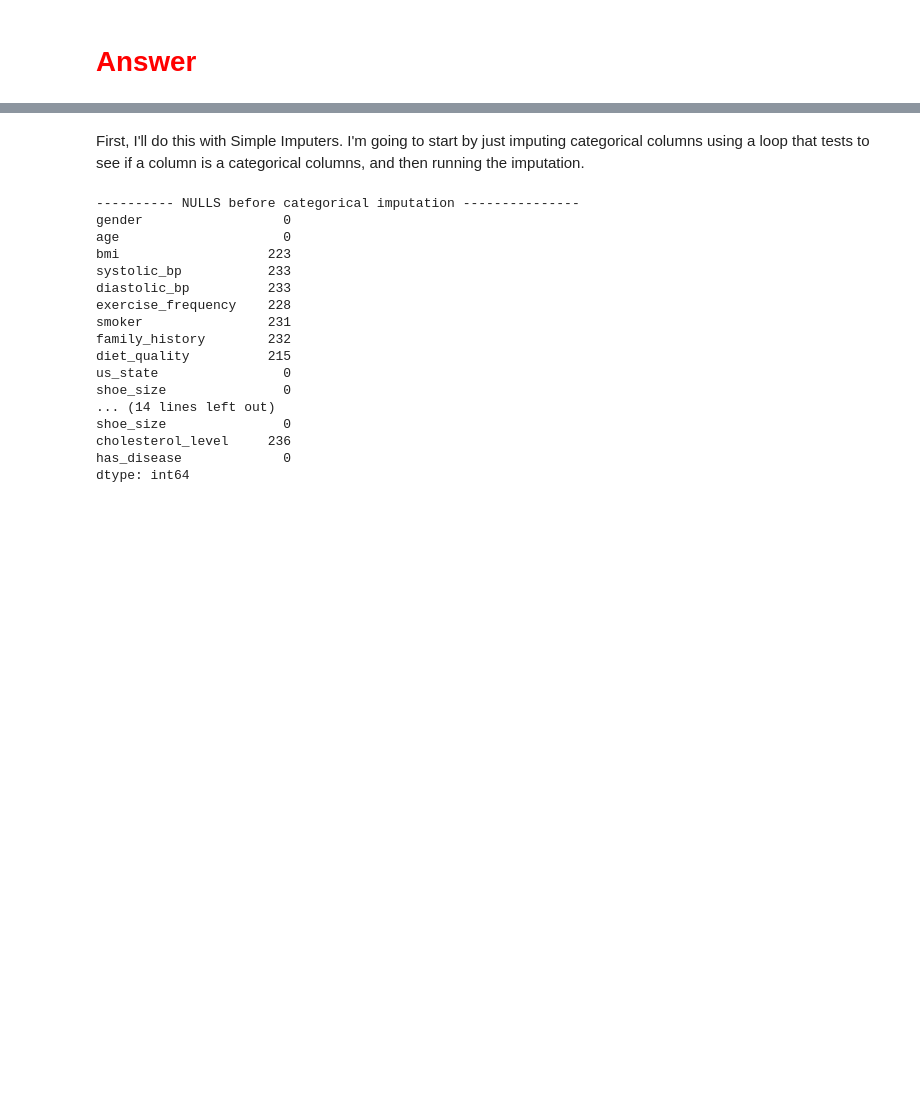
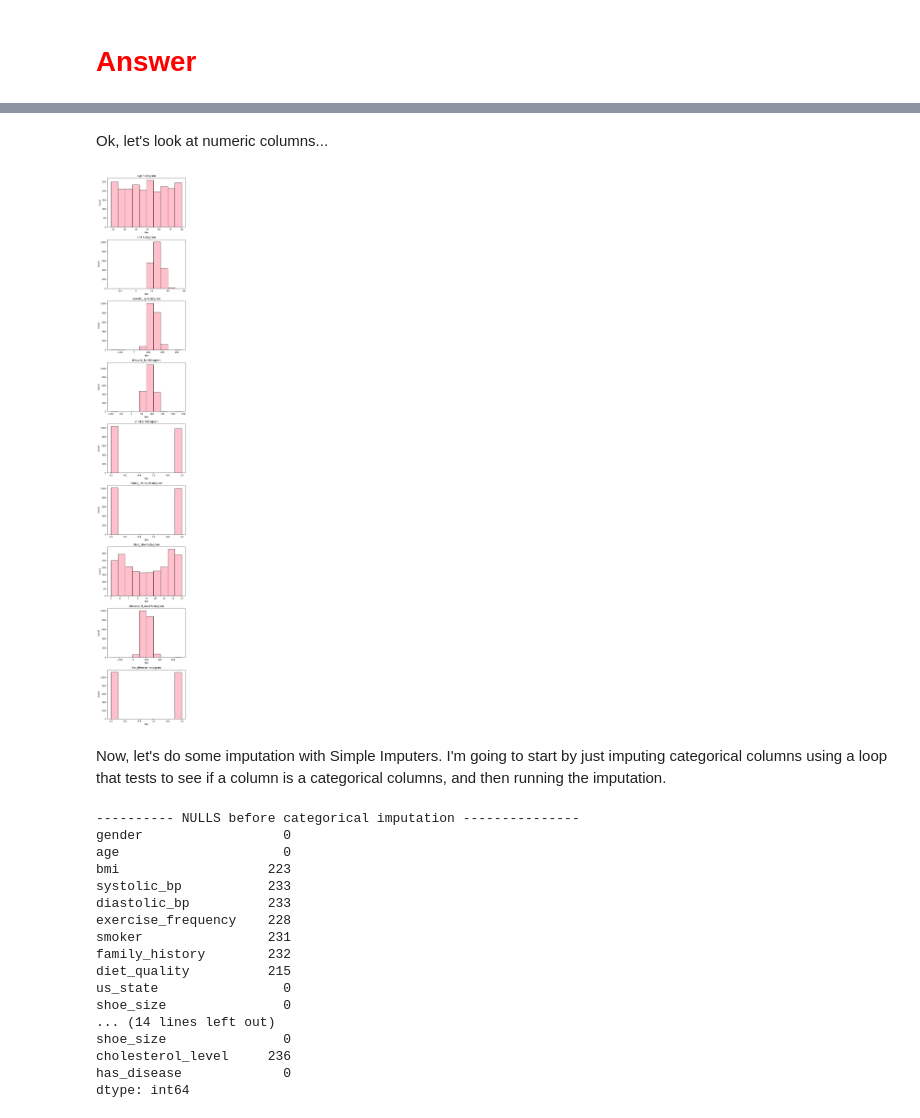
Before and after one commit to IST407-707/all-weekly-lectures-answers, a Jupyter notebook: week5-lab-encoding.ipynb, the cells around one changed output, grey strips where cells are left out. Drawn from its saved outputs; the diff is of its cells as text; code cells hidden in the pictures; blank space fills up the shorter version.

```diff
--- a/week5-lab-encoding.ipynb
+++ b/week5-lab-encoding.ipynb
@@ -523,5 +541,22 @@ plt.show()
+# %% [markdown]
+Ok, let's look at numeric columns...
+# %%
+data = pd.read_csv("data/synthetic_data_training.csv")
+numeric_columns = [col for col in data.columns if data[col].dtype not in ['object','categorical']]
+fig, axes = plt.subplots(len(numeric_columns), 1
+, figsize=(6,len(numeric_columns)*4))
+for idx,col in enumerate(numeric_columns):
+    data[col].plot(kind='hist', color='pink', edgecolor='black', ax=axes[idx])
+    axes[idx].set_title(f"{col} histogram")
+    axes[idx].set_xlabel('Bin')
+    axes[idx].set_ylabel('Count')
+
+plt.tight_layout()
+plt.show()
+# %% [output]
+[figure, added]
 # %% [markdown]
-First, I'll do this with Simple Imputers.  I'm going to start by just imputing categorical columns using a loop that tests to see if a column is a categorical columns, and then running the imputation.
+Now, let's do some imputation with Simple Imputers.  I'm going to start by just imputing categorical columns using a loop that tests to see if a column is a categorical columns, and then running the imputation.
 # %%
 # This cell just replaces categorical columns using a SimpleImputer with 'most_frequent' strategy
 
```
Also changed, not shown: parts of 15 cells of this notebook, 1 other file.
